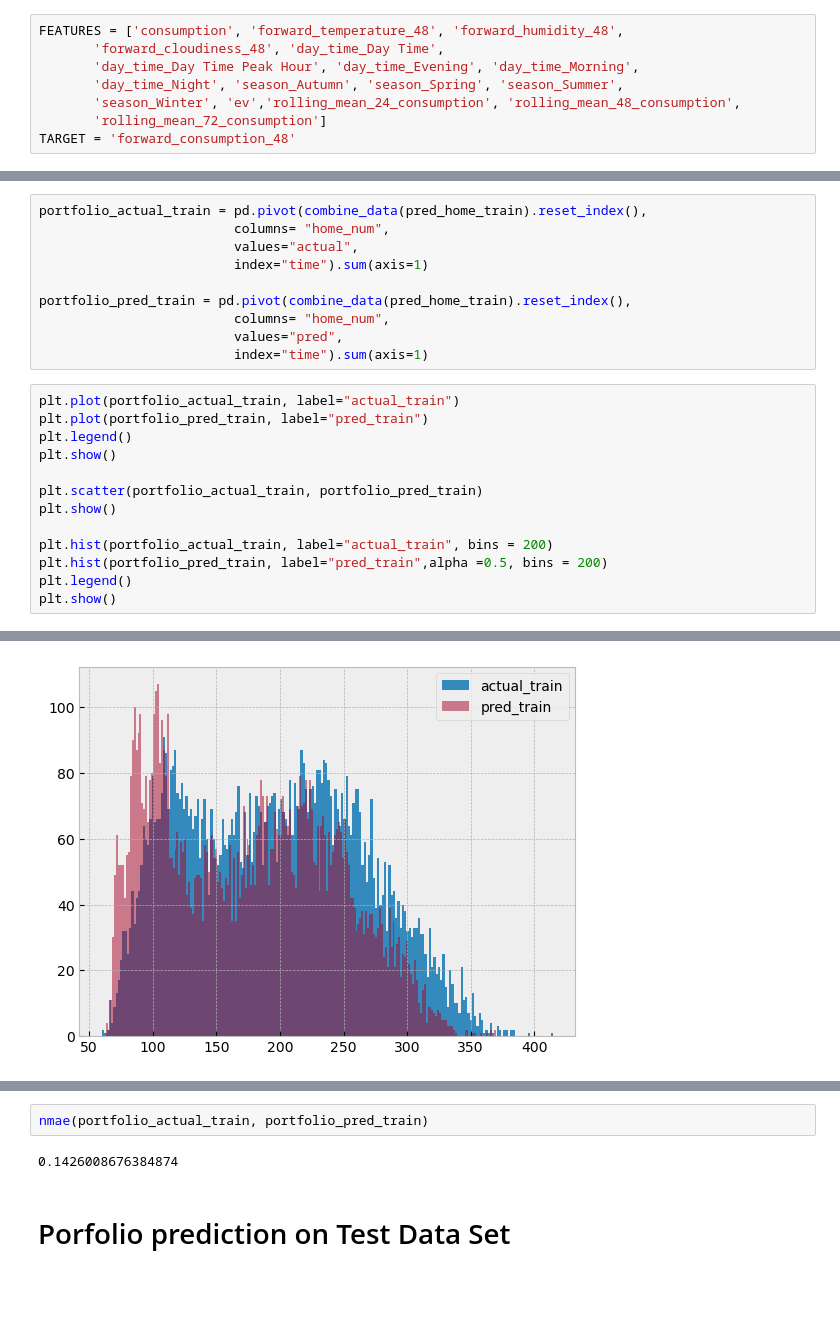
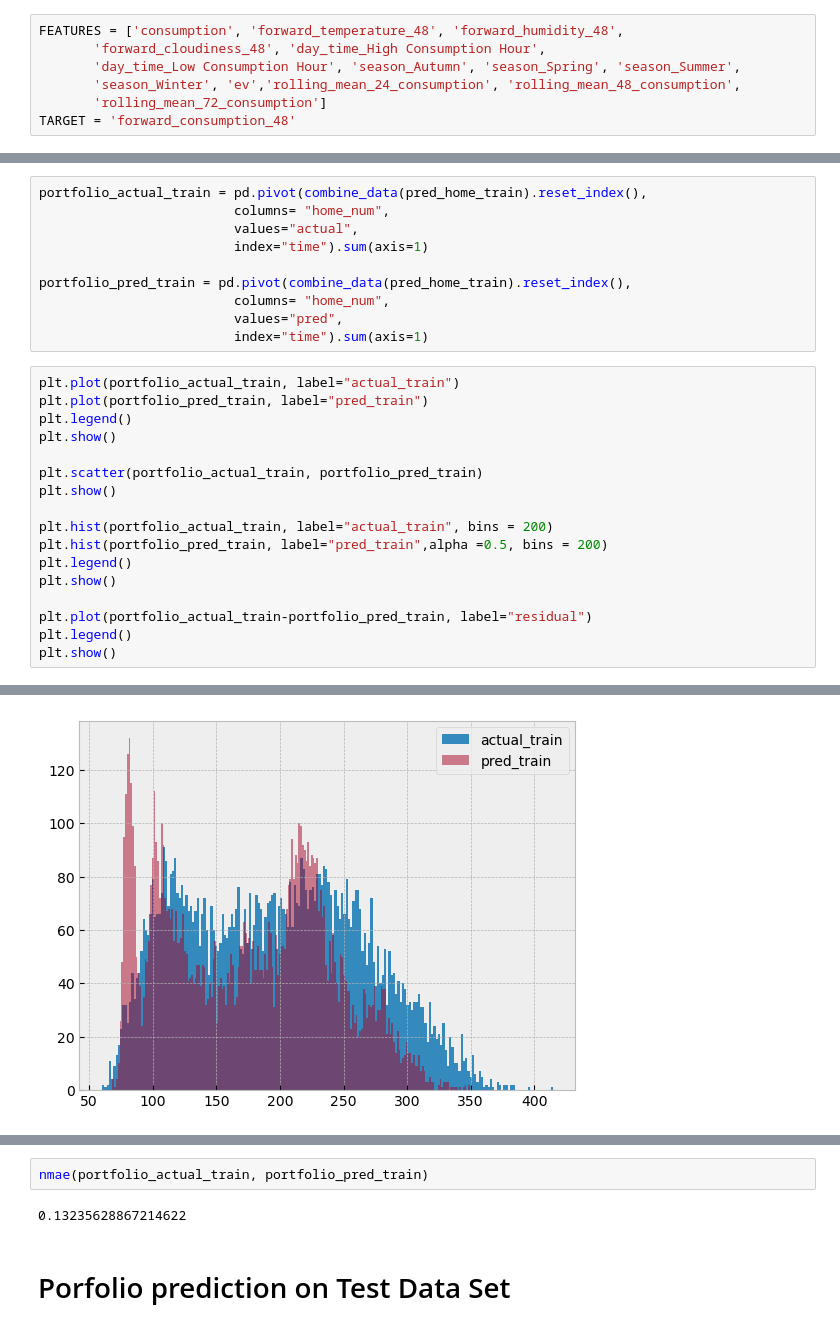
Before and after one commit to StrangeLve/EnergyForecasting, a Jupyter notebook: notebooks/Model/Model_hourly_LinearRegression.ipynb, the cells around one changed output, grey strips where cells are left out. Saved outputs shown, nothing was run; the diff lists cells and outputs as text; blank space fills up the shorter version.

```diff
--- a/notebooks/Model/Model_hourly_LinearRegression.ipynb
+++ b/notebooks/Model/Model_hourly_LinearRegression.ipynb
@@ -162,9 +158,8 @@ Index(['consumption', 'forward_temperature_48', 'forward_humidity_48',
       dtype='object')
 # %%
 FEATURES = ['consumption', 'forward_temperature_48', 'forward_humidity_48',
-       'forward_cloudiness_48', 'day_time_Day Time',
-       'day_time_Day Time Peak Hour', 'day_time_Evening', 'day_time_Morning',
-       'day_time_Night', 'season_Autumn', 'season_Spring', 'season_Summer',
+       'forward_cloudiness_48', 'day_time_High Consumption Hour',
+       'day_time_Low Consumption Hour', 'season_Autumn', 'season_Spring', 'season_Summer',
        'season_Winter', 'ev','rolling_mean_24_consumption', 'rolling_mean_48_consumption',
        'rolling_mean_72_consumption']
 TARGET = 'forward_consumption_48'
@@ -342,4 +347,8 @@ plt.hist(portfolio_actual_train, label="actual_train", bins = 200)
 plt.hist(portfolio_pred_train, label="pred_train",alpha =0.5, bins = 200)
 plt.legend()
 plt.show()
+
+plt.plot(portfolio_actual_train-portfolio_pred_train, label="residual")
+plt.legend()
+plt.show()
 # %% [output]
@@ -348 +357 @@ plt.show()
-[figure, old version]
+[figure, new version]
@@ -349,7 +359,7 @@ plt.show()
 # %%
 nmae(portfolio_actual_train, portfolio_pred_train)
 # %% [output]
-0.1426008676384874
+0.13235628867214622
 # %% [markdown]
 # Porfolio prediction on Test Data Set
 # %%
```
Also changed, not shown: parts of 12 cells of this notebook, 1 other file.
